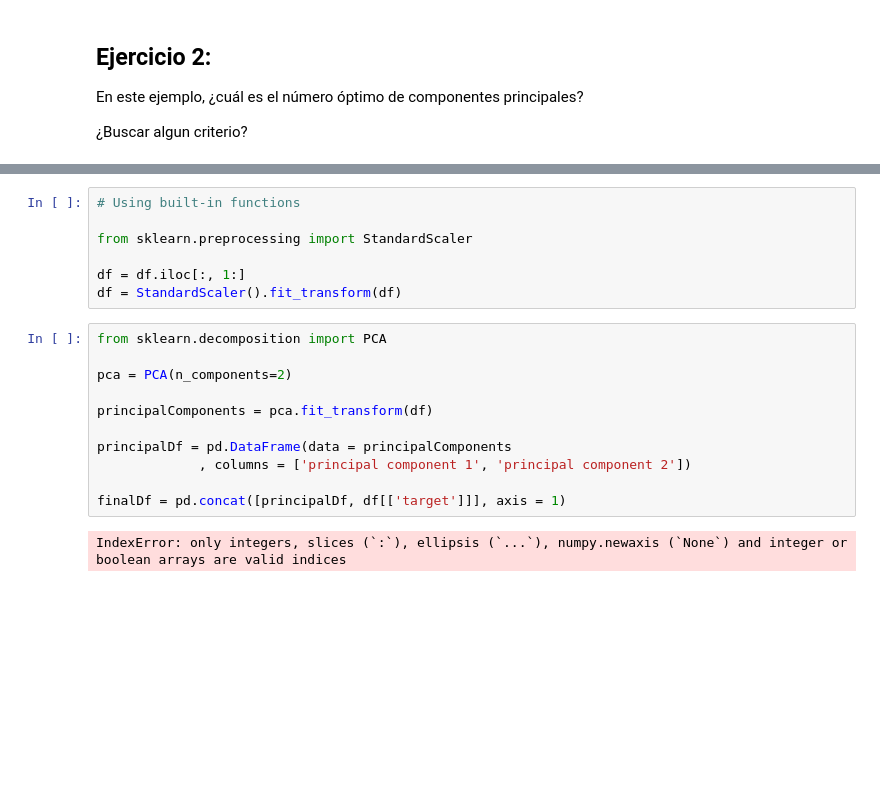
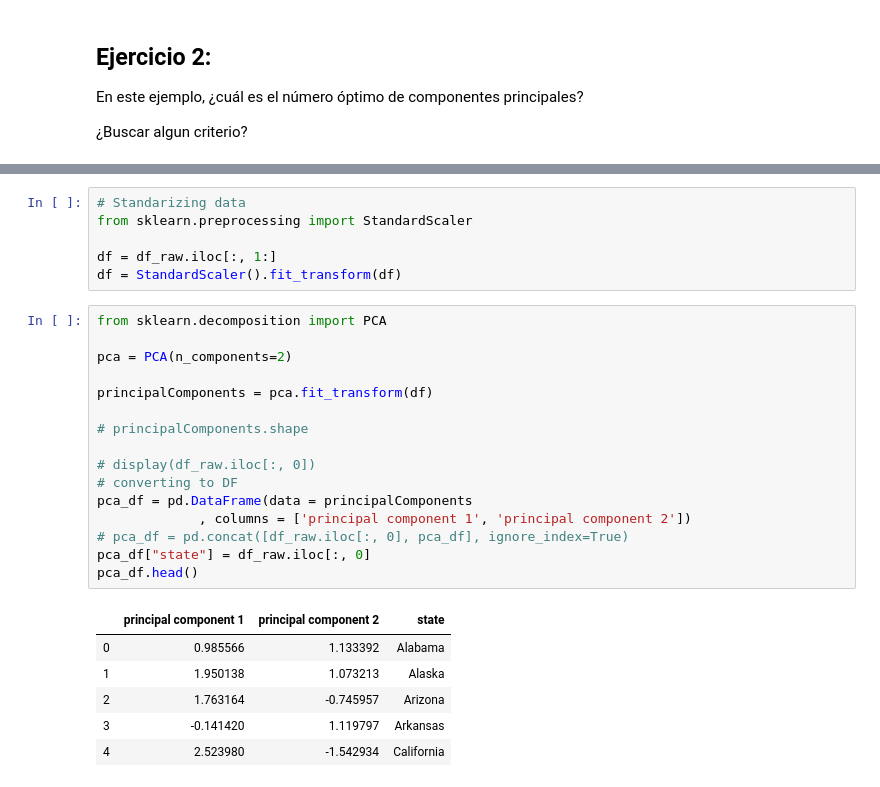
Before and after one commit to leoBravoRain/statistics, a Jupyter notebook: PCA/PCA.ipynb, the cells around one changed output, grey strips where cells are left out. Cells and saved outputs as stored; diff of their text form; blank space fills up the shorter version.

```diff
--- a/PCA/PCA.ipynb
+++ b/PCA/PCA.ipynb
@@ -110,22 +124,31 @@ df.shape
 # %% [output]
 (50, 5)
 # %%
-# Using built-in functions
-
+# Standarizing data
 from sklearn.preprocessing import StandardScaler
 
-df = df.iloc[:, 1:]
+df = df_raw.iloc[:, 1:]
 df = StandardScaler().fit_transform(df)
 # %%
 from sklearn.decomposition import PCA
 
 pca = PCA(n_components=2)
 
 principalComponents = pca.fit_transform(df)
 
-principalDf = pd.DataFrame(data = principalComponents
+# principalComponents.shape
+
+# display(df_raw.iloc[:, 0])
+# converting to DF
+pca_df = pd.DataFrame(data = principalComponents
              , columns = ['principal component 1', 'principal component 2'])
-
-finalDf = pd.concat([principalDf, df[['target']]], axis = 1)
+# pca_df = pd.concat([df_raw.iloc[:, 0], pca_df], ignore_index=True)
+pca_df["state"] = df_raw.iloc[:, 0]
+pca_df.head()
 # %% [output]
-IndexError: only integers, slices (`:`), ellipsis (`...`), numpy.newaxis (`None`) and integer or boolean arrays are valid indices
+|  | principal component 1 | principal component 2 | state |
+| 0 | 0.985566 | 1.133392 | Alabama |
+| 1 | 1.950138 | 1.073213 | Alaska |
+| 2 | 1.763164 | -0.745957 | Arizona |
+| 3 | -0.141420 | 1.119797 | Arkansas |
+| 4 | 2.523980 | -1.542934 | California |
```
Also changed, not shown: parts of 18 cells of this notebook.
